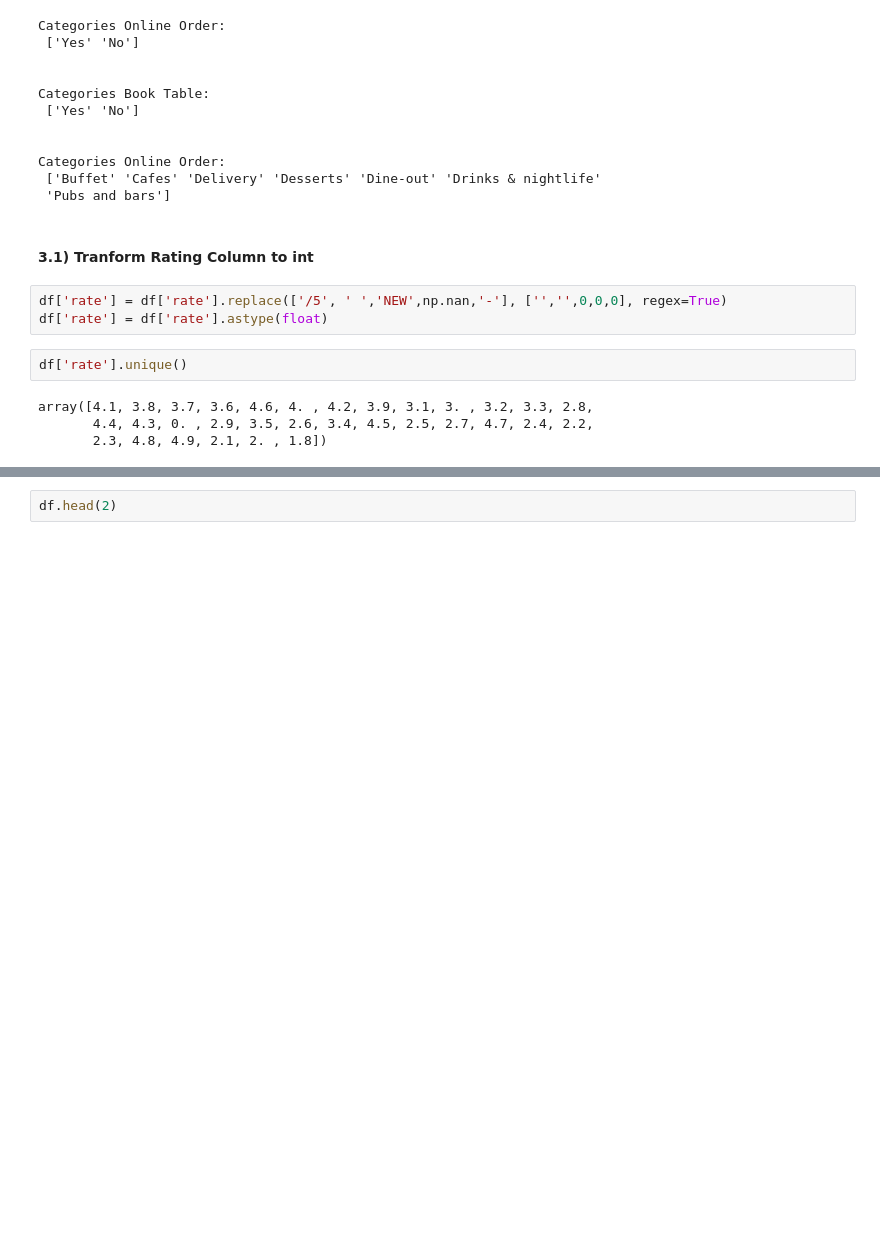
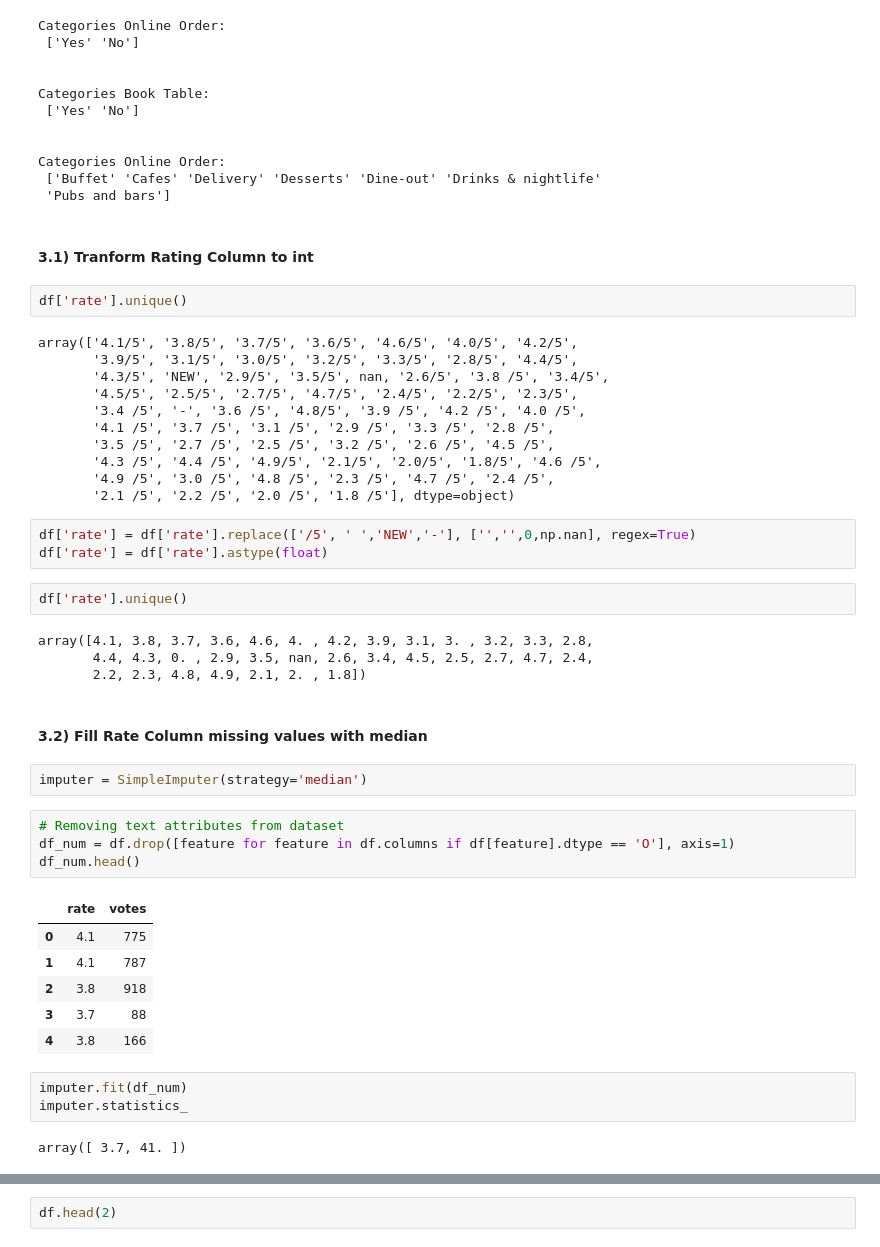
Before and after one commit to KrishKanojia/restaurant-rating-prediction, a Jupyter notebook: notebook/1. EDA RESTAURANT RATING.ipynb, the cells around one changed output, grey strips where cells are left out. Cells and saved outputs as stored; diff of their text form; blank space fills up the shorter version.

```diff
--- a/notebook/1. EDA RESTAURANT RATING.ipynb
+++ b/notebook/1. EDA RESTAURANT RATING.ipynb
@@ -141,12 +142,45 @@ Categories Online Order:
  'Pubs and bars']
 # %% [markdown]
 #### 3.1) Tranform Rating Column to int
-# %%
-df['rate'] = df['rate'].replace(['/5', ' ','NEW',np.nan,'-'], ['','',0,0,0], regex=True)
-df['rate'] = df['rate'].astype(float)
 # %%
 df['rate'].unique()
 # %% [output]
-array([4.1, 3.8, 3.7, 3.6, 4.6, 4. , 4.2, 3.9, 3.1, 3. , 3.2, 3.3, 2.8,
-       4.4, 4.3, 0. , 2.9, 3.5, 2.6, 3.4, 4.5, 2.5, 2.7, 4.7, 2.4, 2.2,
-       2.3, 4.8, 4.9, 2.1, 2. , 1.8])
+array(['4.1/5', '3.8/5', '3.7/5', '3.6/5', '4.6/5', '4.0/5', '4.2/5',
+       '3.9/5', '3.1/5', '3.0/5', '3.2/5', '3.3/5', '2.8/5', '4.4/5',
+       '4.3/5', 'NEW', '2.9/5', '3.5/5', nan, '2.6/5', '3.8 /5', '3.4/5',
+       '4.5/5', '2.5/5', '2.7/5', '4.7/5', '2.4/5', '2.2/5', '2.3/5',
+       '3.4 /5', '-', '3.6 /5', '4.8/5', '3.9 /5', '4.2 /5', '4.0 /5',
+       '4.1 /5', '3.7 /5', '3.1 /5', '2.9 /5', '3.3 /5', '2.8 /5',
+       '3.5 /5', '2.7 /5', '2.5 /5', '3.2 /5', '2.6 /5', '4.5 /5',
+       '4.3 /5', '4.4 /5', '4.9/5', '2.1/5', '2.0/5', '1.8/5', '4.6 /5',
+       '4.9 /5', '3.0 /5', '4.8 /5', '2.3 /5', '4.7 /5', '2.4 /5',
+       '2.1 /5', '2.2 /5', '2.0 /5', '1.8 /5'], dtype=object)
+# %%
+df['rate'] = df['rate'].replace(['/5', ' ','NEW','-'], ['','',0,np.nan], regex=True)
+df['rate'] = df['rate'].astype(float)
+# %%
+df['rate'].unique()
+# %% [output]
+array([4.1, 3.8, 3.7, 3.6, 4.6, 4. , 4.2, 3.9, 3.1, 3. , 3.2, 3.3, 2.8,
+       4.4, 4.3, 0. , 2.9, 3.5, nan, 2.6, 3.4, 4.5, 2.5, 2.7, 4.7, 2.4,
+       2.2, 2.3, 4.8, 4.9, 2.1, 2. , 1.8])
+# %% [markdown]
+#### 3.2) Fill Rate Column missing values with median
+# %%
+imputer = SimpleImputer(strategy='median')
+# %%
+# Removing text attributes from dataset
+df_num = df.drop([feature for feature in df.columns if df[feature].dtype == 'O'], axis=1)
+df_num.head()
+# %% [output]
+|  | rate | votes |
+| 0 | 4.1 | 775 |
+| 1 | 4.1 | 787 |
+| 2 | 3.8 | 918 |
+| 3 | 3.7 | 88 |
+| 4 | 3.8 | 166 |
+# %%
+imputer.fit(df_num)
+imputer.statistics_
+# %% [output]
+array([ 3.7, 41. ])
```
Also changed, not shown: parts of 9 cells of this notebook, 1 other file.
